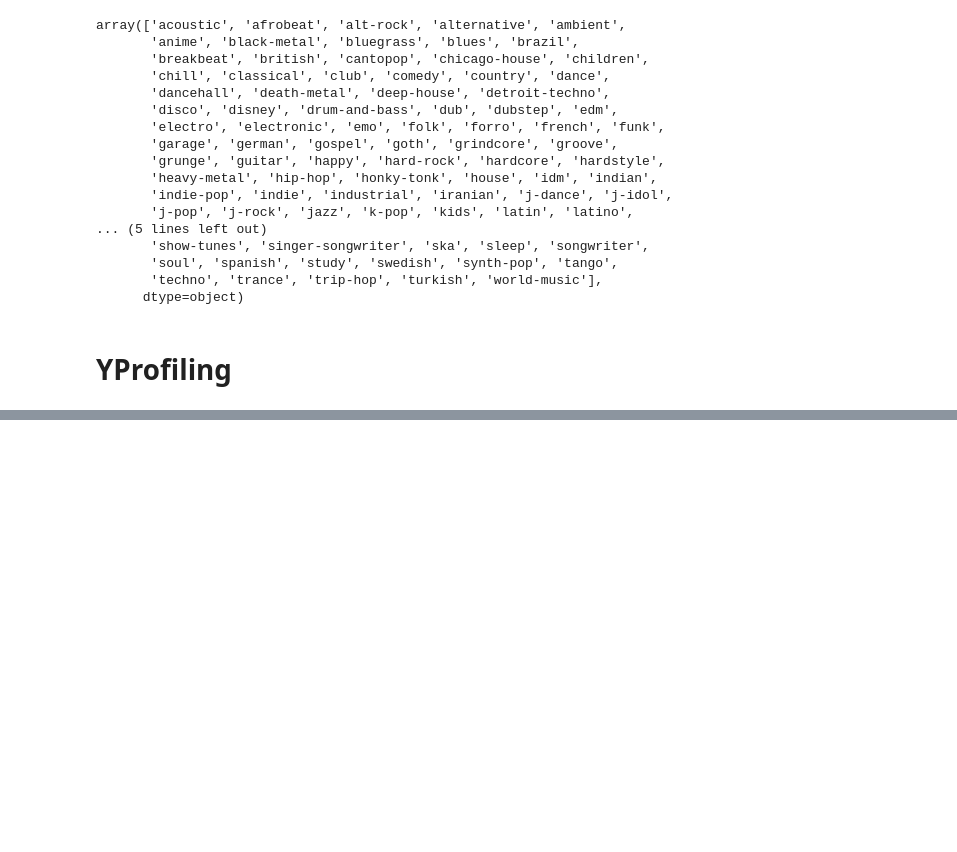
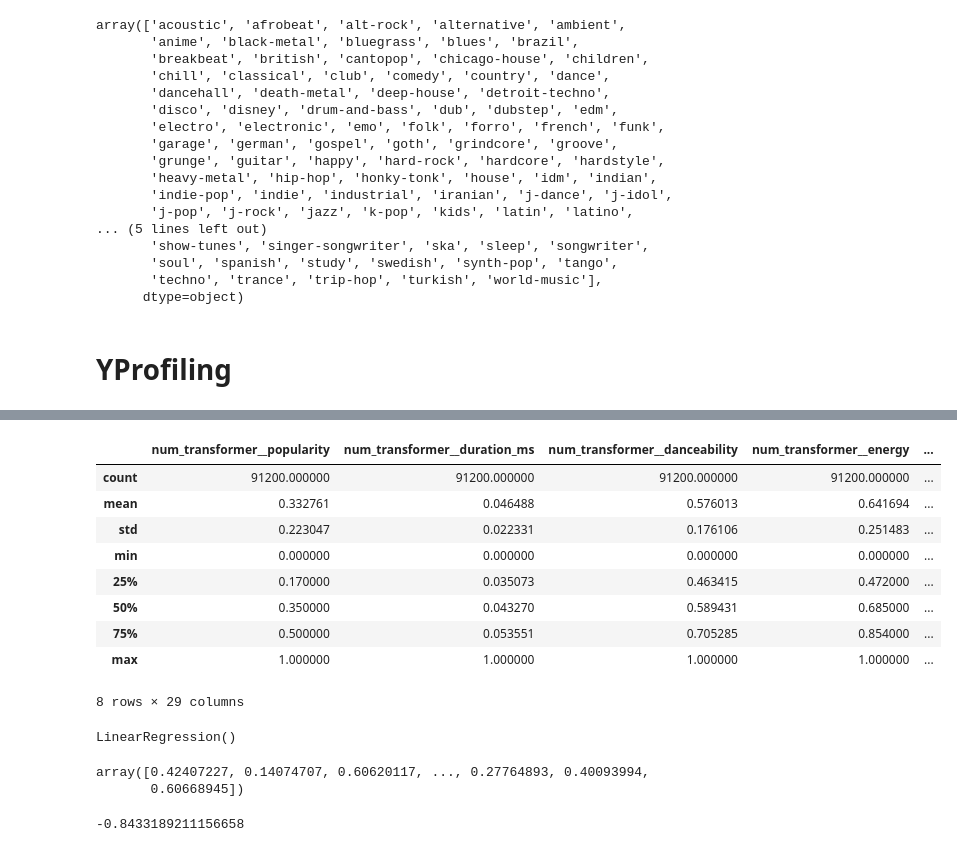
Before and after one commit to anaisdangeot/mood_detector, a Jupyter notebook: notebooks/anaisdangeot_data_exploration.ipynb, the cells around one changed output, grey strips where cells are left out. Cells and saved outputs as stored; diff of their text form; code cells hidden in the pictures; blank space fills up the shorter version.

```diff
--- a/notebooks/anaisdangeot_data_exploration.ipynb
+++ b/notebooks/anaisdangeot_data_exploration.ipynb
@@ -245,0 +285,20 @@ profile.to_file("my_report.html")
+# %%
+n.describe()
+# %% [output]
+|  | num_transformer__popularity | num_transformer__duration_ms | num_transformer__danceability | num_transformer__energy | ... |
+| count | 91200.000000 | 91200.000000 | 91200.000000 | 91200.000000 | ... |
+| mean | 0.332761 | 0.046488 | 0.576013 | 0.641694 | ... |
+| std | 0.223047 | 0.022331 | 0.176106 | 0.251483 | ... |
+| min | 0.000000 | 0.000000 | 0.000000 | 0.000000 | ... |
+| 25% | 0.170000 | 0.035073 | 0.463415 | 0.472000 | ... |
+| 50% | 0.350000 | 0.043270 | 0.589431 | 0.685000 | ... |
+| 75% | 0.500000 | 0.053551 | 0.705285 | 0.854000 | ... |
+| max | 1.000000 | 1.000000 | 1.000000 | 1.000000 | ... |
+8 rows × 29 columns
+# %%
+from sklearn.linear_model import LinearRegression
+from sklearn.metrics import accuracy_score
+model = LinearRegression()
+model.fit(X_train_transformed, y_train)
+# %% [output]
+LinearRegression()
@@ -245,0 +309,12 @@ profile.to_file("my_report.html")
+# %%
+y_pred
+# %% [output]
+array([0.42407227, 0.14074707, 0.60620117, ..., 0.27764893, 0.40093994,
+       0.60668945])
+# %%
+from sklearn.metrics import r2_score
+
+
+r2_score(y_pred,y_test)
+# %% [output]
+-0.8433189211156658
```
Also changed, not shown: parts of 15 cells of this notebook, 1 other file.
